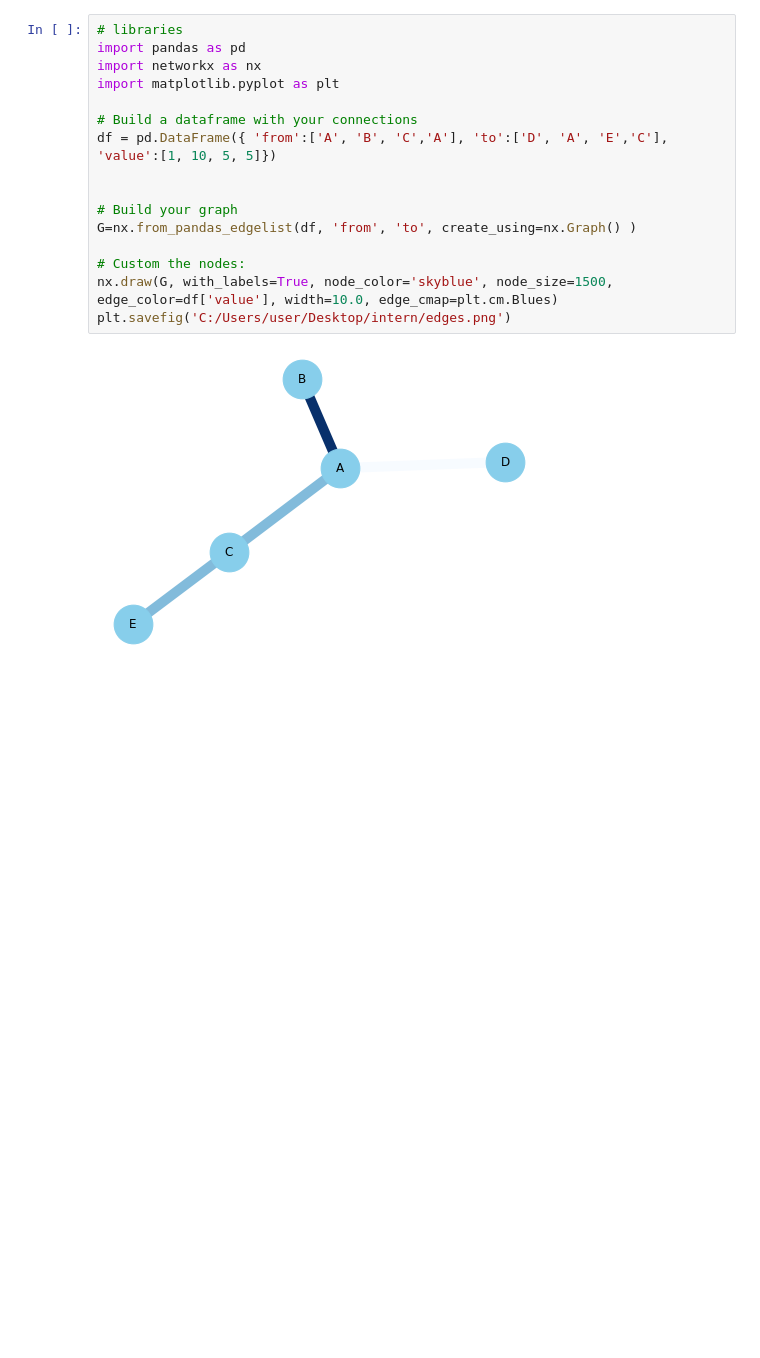
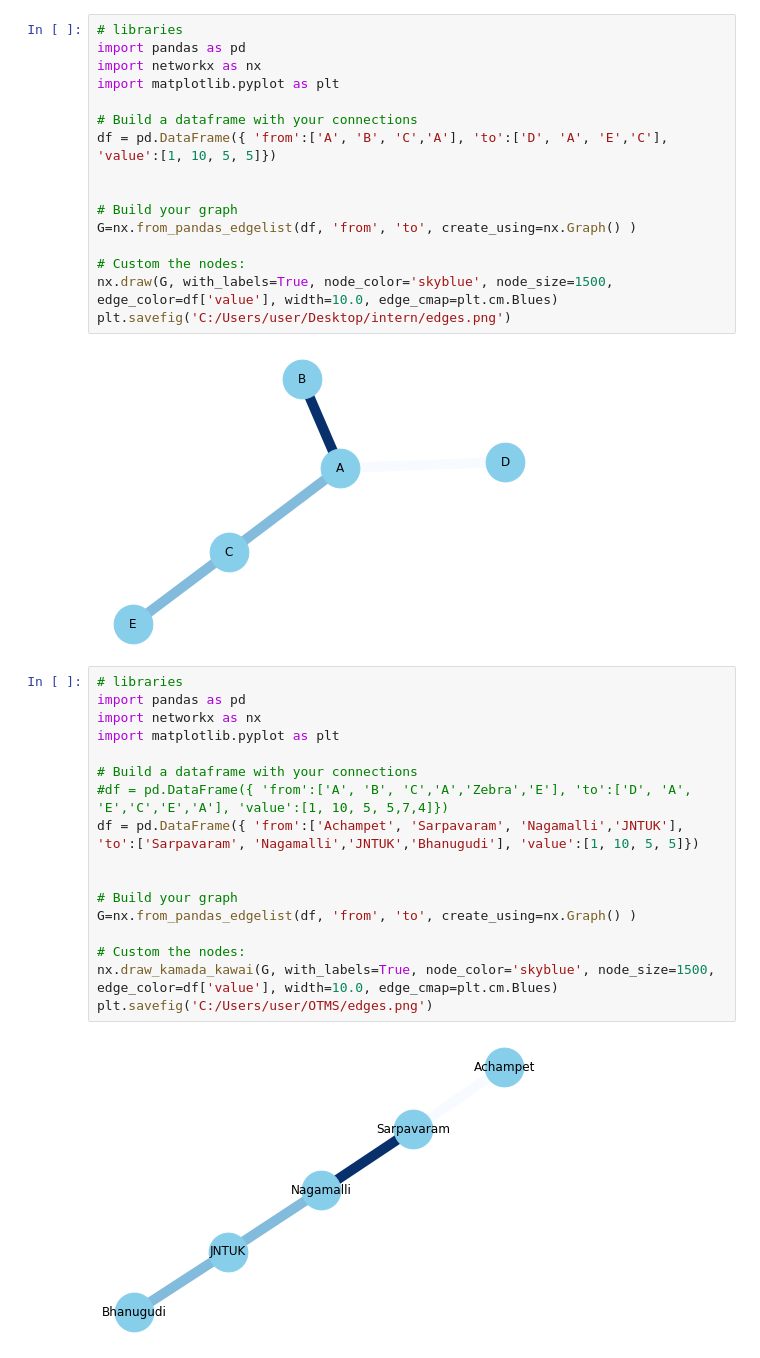
Before and after one commit to KundanaAngelina7121/OTMS_intern, a Jupyter notebook: Graph visualisation OTMS.ipynb, the cells around one changed output. Saved outputs shown, nothing was run; the diff lists cells and outputs as text; blank space fills up the shorter version.

```diff
--- a/Graph visualisation OTMS.ipynb
+++ b/Graph visualisation OTMS.ipynb
@@ -56,3 +56,22 @@ nx.draw(G, with_labels=True, node_color='skyblue', node_size=1500, edge_color=df
 plt.savefig('C:/Users/user/Desktop/intern/edges.png')
 # %% [output]
 [figure]
+# %%
+# libraries
+import pandas as pd
+import networkx as nx
+import matplotlib.pyplot as plt
+
+# Build a dataframe with your connections
+#df = pd.DataFrame({ 'from':['A', 'B', 'C','A','Zebra','E'], 'to':['D', 'A', 'E','C','E','A'], 'value':[1, 10, 5, 5,7,4]})
+df = pd.DataFrame({ 'from':['Achampet', 'Sarpavaram', 'Nagamalli','JNTUK'], 'to':['Sarpavaram', 'Nagamalli','JNTUK','Bhanugudi'], 'value':[1, 10, 5, 5]})
+
+
+# Build your graph
+G=nx.from_pandas_edgelist(df, 'from', 'to', create_using=nx.Graph() )
+
+# Custom the nodes:
+nx.draw_kamada_kawai(G, with_labels=True, node_color='skyblue', node_size=1500, edge_color=df['value'], width=10.0, edge_cmap=plt.cm.Blues)
+plt.savefig('C:/Users/user/OTMS/edges.png')
+# %% [output]
+[figure, added]
```
Also changed, not shown: parts of 1 cell of this notebook, 3 other files.
